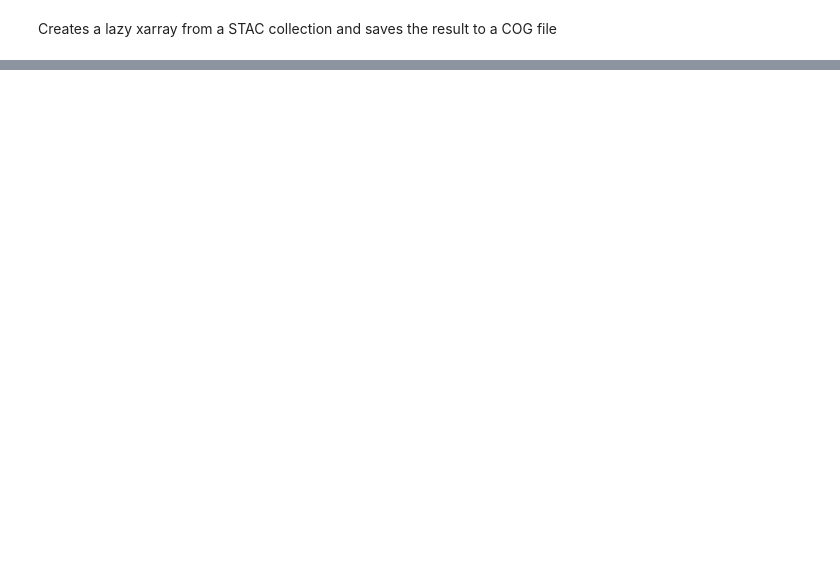
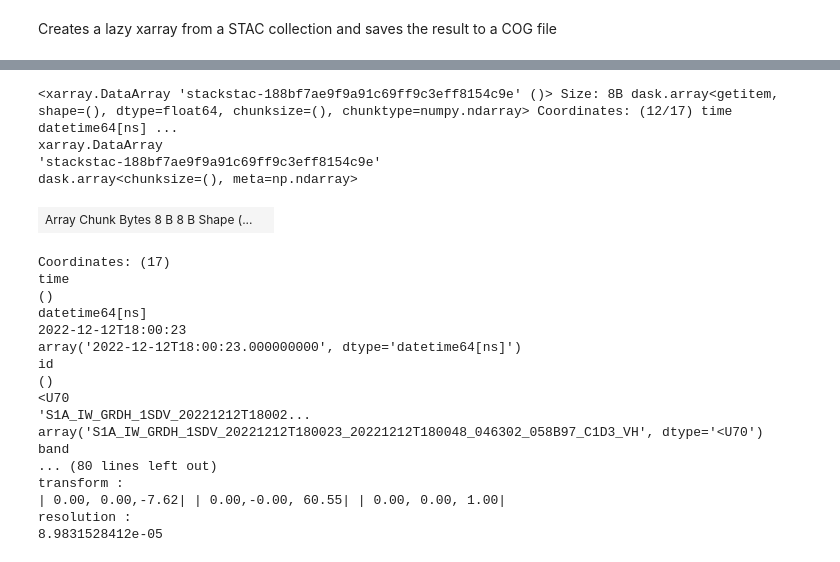
Before and after one commit to IBM/tensorlakehouse-openeo-driver, a Jupyter notebook: tutorials/raw_stacstack_from_cos.ipynb, the cells around one changed output, grey strips where cells are left out. Saved outputs shown, nothing was run; the diff lists cells and outputs as text; code cells hidden in the pictures; blank space fills up the shorter version.

```diff
--- a/tutorials/raw_stacstack_from_cos.ipynb
+++ b/tutorials/raw_stacstack_from_cos.ipynb
@@ -103,0 +94,25 @@ RuntimeError: Error reading Window(col_off=13312, row_off=5120, width=1024, heig
+# %%
+data_array[0,0,0,0]
+# %% [output]
+<xarray.DataArray 'stackstac-188bf7ae9f9a91c69ff9c3eff8154c9e' ()> Size: 8B dask.array<getitem, shape=(), dtype=float64, chunksize=(), chunktype=numpy.ndarray> Coordinates: (12/17) time datetime64[ns] ...
+xarray.DataArray
+'stackstac-188bf7ae9f9a91c69ff9c3eff8154c9e'
+dask.array<chunksize=(), meta=np.ndarray>
+| Array Chunk Bytes 8 B 8 B Shape (... |  |
+Coordinates: (17)
+time
+()
+datetime64[ns]
+2022-12-12T18:00:23
+array('2022-12-12T18:00:23.000000000', dtype='datetime64[ns]')
+id
+()
+<U70
+'S1A_IW_GRDH_1SDV_20221212T18002...
+array('S1A_IW_GRDH_1SDV_20221212T180023_20221212T180048_046302_058B97_C1D3_VH', dtype='<U70')
+band
+... (80 lines left out)
+transform :
+| 0.00, 0.00,-7.62| | 0.00,-0.00, 60.55| | 0.00, 0.00, 1.00|
+resolution :
+8.9831528412e-05
```
Also changed, not shown: parts of 10 cells of this notebook, 12 other files.
